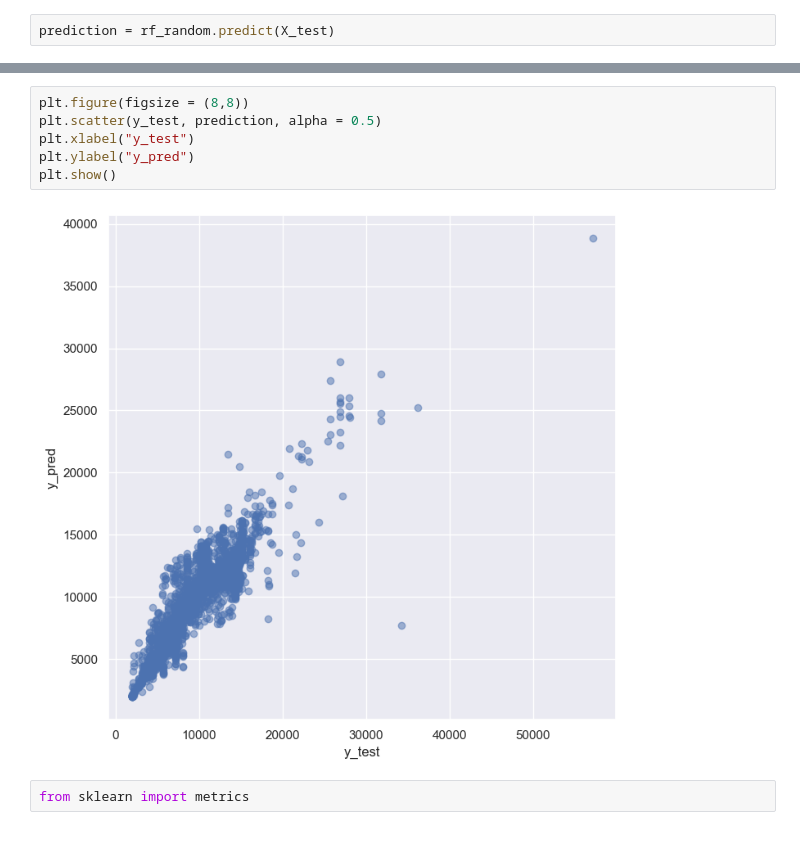
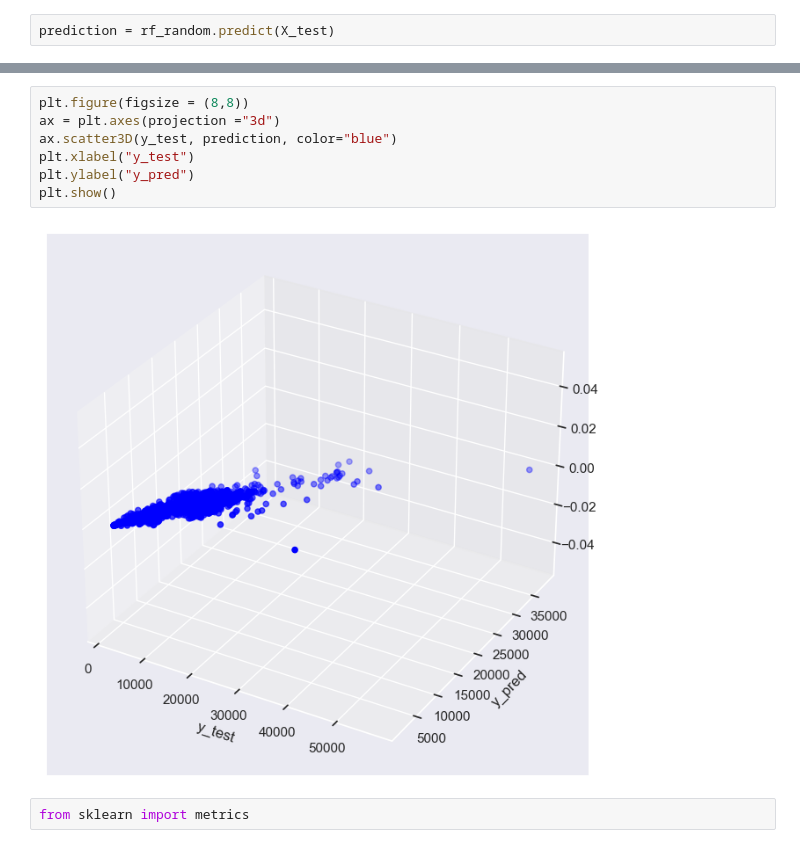
Before and after one commit to Boombitch456/Minor_Proj, a Jupyter notebook: Minor_proj.ipynb, the cells around one changed output, grey strips where cells are left out. Saved outputs shown, nothing was run; the diff lists cells and outputs as text.

```diff
--- a/Minor_proj.ipynb
+++ b/Minor_proj.ipynb
@@ -591,11 +588,12 @@ https://gist.github.com/mwaskom/de44147ed2974457ad6372750bbe5751
 # %%
 plt.figure(figsize = (8,8))
-plt.scatter(y_test, prediction, alpha = 0.5)
+ax = plt.axes(projection ="3d")
+ax.scatter3D(y_test, prediction, color="blue")
 plt.xlabel("y_test")
 plt.ylabel("y_pred")
 plt.show()
 # %% [output]
-[figure, old version]
+[figure, new version]
 # %%
 from sklearn import metrics
 # %%
```
Also changed, not shown: parts of 11 cells of this notebook.
